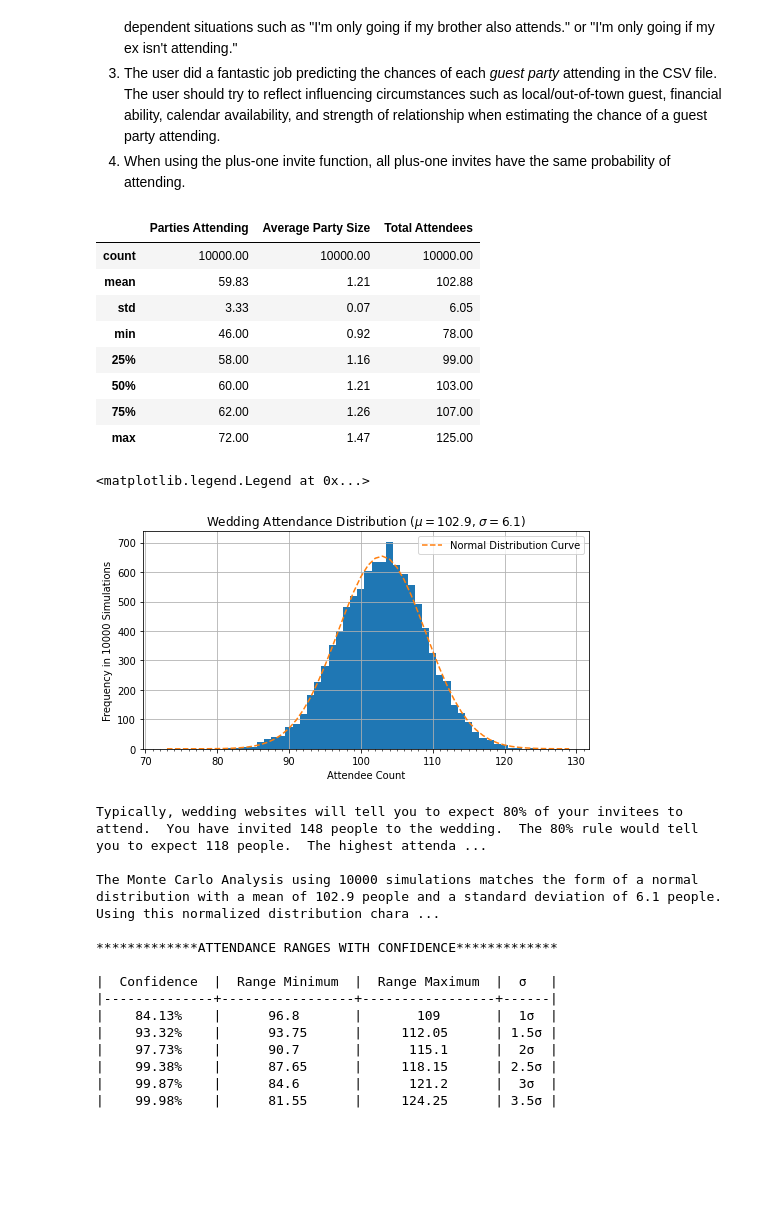
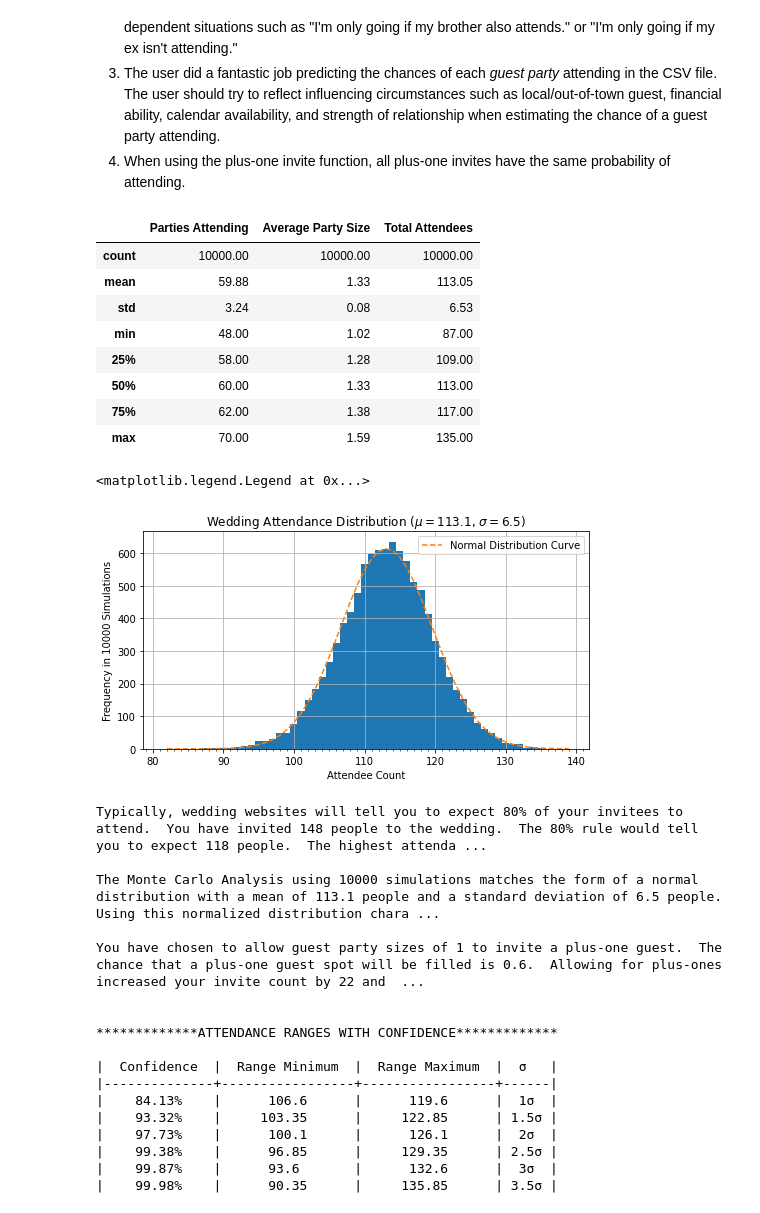
Before and after one commit to paul-leonard/monte-carlo-wedding, a Jupyter notebook: wedding_sim.ipynb, the cells around one changed output. Cells and saved outputs as stored; diff of their text form; code cells hidden in the pictures; blank space fills up the shorter version.

Commit message:
added plus-one invite option

```diff
--- a/wedding_sim.ipynb
+++ b/wedding_sim.ipynb
@@ -32,7 +32,19 @@ df = pd.read_csv('wedding_guests.csv')
 
 # can adjust number of simulations to increase accuracy at expense of runtime
 num_simulations = 10000
+include_plus_ones = True
+chance_of_plus_ones = 0.6
 sim_results = []
+plus_one_sim_results = []
+
+def calc_plus_one(size):
+  if size == 0:
+    return 0
+  elif size > 1:
+    return size
+  else:
+    plus_one_response = np.random.choice([1,0],p=[chance_of_plus_ones, 1-chance_of_plus_ones])
+    return int(size + plus_one_response)
 
 for i in range(num_simulations):
   # randomly determine if each party will be attending this instance of the wedding using weighted probabilities provided in the user CSV input
@@ -40,52 +52,72 @@ for i in range(num_simulations):
 
   df['Attending_Size'] = df['Party_Size'] * df['Attending?']
 
+  if include_plus_ones:
+    df['Attending_Size'] = df.apply(lambda row: calc_plus_one(row['Attending_Size']), axis=1)
+
   sim_results.append([
-  df['Attending?'].sum(),
-  df['Attending_Size'].mean(),
-  df['Attending_Size'].sum().round(0)])
+    df['Attending?'].sum(),
+    df['Attending_Size'].mean(),
+    df['Attending_Size'].sum().round(0),
+  ])
+
+  if include_plus_ones:
+    # infer plus-one attendance by counting total guest-parties with (Party_Size of 1) AND (Attending_Size of 2)
+    plus_one_sim_results.append([
+      df[(df.Party_Size == 1) & (df.Attending_Size == 2)].shape[0],
+    ])
+
 
 # aggregate all of the sim information and print a summary
 results_df = pd.DataFrame.from_records(sim_results, columns=['Parties Attending','Average Party Size','Total Attendees'])
+plus_one_results_df = pd.DataFrame.from_records(plus_one_sim_results, columns=['Additional Attendees'])
+
+
+if include_plus_ones:
+  # infer plus-one invites by counting total guest-parties with a Party_Size of 1
+  plus_ones_invited = df[df.Party_Size == 1].shape[0]
+  # average the total acceptance of the plus ones
+  plus_ones_attending_avg = plus_one_results_df['Additional Attendees'].mean()
+
 
 results_df.describe().style.format(precision=2)
 # %% [output]
 |  | Parties Attending | Average Party Size | Total Attendees |
 | count | 10000.00 | 10000.00 | 10000.00 |
-| mean | 59.83 | 1.21 | 102.88 |
-| std | 3.33 | 0.07 | 6.05 |
-| min | 46.00 | 0.92 | 78.00 |
-| 25% | 58.00 | 1.16 | 99.00 |
-| 50% | 60.00 | 1.21 | 103.00 |
-| 75% | 62.00 | 1.26 | 107.00 |
-| max | 72.00 | 1.47 | 125.00 |
+| mean | 59.88 | 1.33 | 113.05 |
+| std | 3.24 | 0.08 | 6.53 |
+| min | 48.00 | 1.02 | 87.00 |
+| 25% | 58.00 | 1.28 | 109.00 |
+| 50% | 60.00 | 1.33 | 113.00 |
+| 75% | 62.00 | 1.38 | 117.00 |
+| max | 70.00 | 1.59 | 135.00 |
 # %%
 ## create a histogram plot to visually communicate the results of the analysis
 
 # ensure each bin is 1 person wide
-bin_sizing = range(results_df['Total Attendees'].min()-5,results_df['Total Attendees'].max()+5,1)
+bin_sizing = range(int(results_df['Total Attendees'].min().round()-5),int(results_df['Total Attendees'].max().round()+5),1)
 
 # create initial histogram
 ax = results_df['Total Attendees'].plot(kind='hist', bins=bin_sizing, align='left', figsize=(8,4))
 
 # pre-calculate values for title and labels
 sim_mean = results_df['Total Attendees'].mean().round(1)
 sim_std = results_df['Total Attendees'].std().round(1)
 
 # format and add info to the plot
 ax.set_title(f'Wedding Attendance Distribution ($\mu=${sim_mean}, $\sigma=${sim_std})')
 ax.set_xlabel('Attendee Count')
 ax.set_ylabel(f'Frequency in {num_simulations} Simulations')
 ax.xaxis.set_minor_locator(plt.ticker.MultipleLocator(1))
 ax.grid(which='major', axis='both')
 
 # calculate the normal distribution curve to show it fits
 y = ((1 / (np.sqrt(2 * np.pi) * sim_std)) * np.exp(-0.5 * (1 / sim_std * (bin_sizing - sim_mean))**2))
 ax.plot(bin_sizing, y*num_simulations, '--')
 ax.legend(['Normal Distribution Curve'])
 # %% [output]
 <matplotlib.legend.Legend at 0x...>
-[figure, old version]
+[figure, new version]
 # %%
 ## provide a verbal explanation of the data with key takeaways
 
@@ -95,6 +127,11 @@ sim_max = results_df['Total Attendees'].max()
 print(f"Typically, wedding websites will tell you to expect 80% of your invitees to attend.  You have invited {total_invited} people to the wedding.  The 80% rule would tell you to expect {round(0.8*total_invited)} people.  The highest attendance count seen in {num_simulations} simulations was {sim_max} people.\n")
 
 print(f"The Monte Carlo Analysis using {num_simulations} simulations matches the form of a normal distribution with a mean of {sim_mean} people and a standard deviation of {sim_std} people.  Using this normalized distribution characterization, the table below provides estimates of attendance ranges along with their likelihood.\n")
+
+if include_plus_ones:
+  print(f"You have chosen to allow guest party sizes of 1 to invite a plus-one guest.  The chance that a plus-one guest spot will be filled is {chance_of_plus_ones}.  Allowing for plus-ones increased your invite count by {plus_ones_invited} and your wedding attendance by {plus_ones_attending_avg} on average.\n\n")
+else:
+  print("You elected to not allow plus-one invites to your wedding.\n\n")
 
 headers = ['Confidence','Range Minimum', 'Range Maximum', '\u03C3']
 table_data = [
@@ -117,15 +154,18 @@ print(tabulate(table_data,headers=headers, tablefmt='orgtbl', numalign='center',
 # %% [output]
 Typically, wedding websites will tell you to expect 80% of your invitees to attend.  You have invited 148 people to the wedding.  The 80% rule would tell you to expect 118 people.  The highest attenda ...
 
-The Monte Carlo Analysis using 10000 simulations matches the form of a normal distribution with a mean of 102.9 people and a standard deviation of 6.1 people.  Using this normalized distribution chara ...
+The Monte Carlo Analysis using 10000 simulations matches the form of a normal distribution with a mean of 113.1 people and a standard deviation of 6.5 people.  Using this normalized distribution chara ...
+
+You have chosen to allow guest party sizes of 1 to invite a plus-one guest.  The chance that a plus-one guest spot will be filled is 0.6.  Allowing for plus-ones increased your invite count by 22 and  ...
+
 
 *************ATTENDANCE RANGES WITH CONFIDENCE*************
 
 |  Confidence  |  Range Minimum  |  Range Maximum  |  σ   |
 |--------------+-----------------+-----------------+------|
-|    84.13%    |      96.8       |       109       |  1σ  |
-|    93.32%    |      93.75      |     112.05      | 1.5σ |
-|    97.73%    |      90.7       |      115.1      |  2σ  |
-|    99.38%    |      87.65      |     118.15      | 2.5σ |
-|    99.87%    |      84.6       |      121.2      |  3σ  |
-|    99.98%    |      81.55      |     124.25      | 3.5σ |
+|    84.13%    |      106.6      |      119.6      |  1σ  |
+|    93.32%    |     103.35      |     122.85      | 1.5σ |
+|    97.73%    |      100.1      |      126.1      |  2σ  |
+|    99.38%    |      96.85      |     129.35      | 2.5σ |
+|    99.87%    |      93.6       |      132.6      |  3σ  |
+|    99.98%    |      90.35      |     135.85      | 3.5σ |
```
Also changed, not shown: 2 other files.
